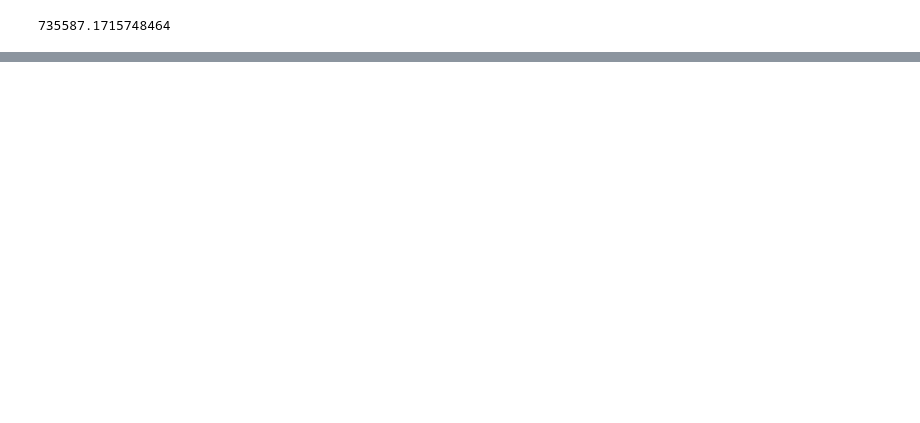
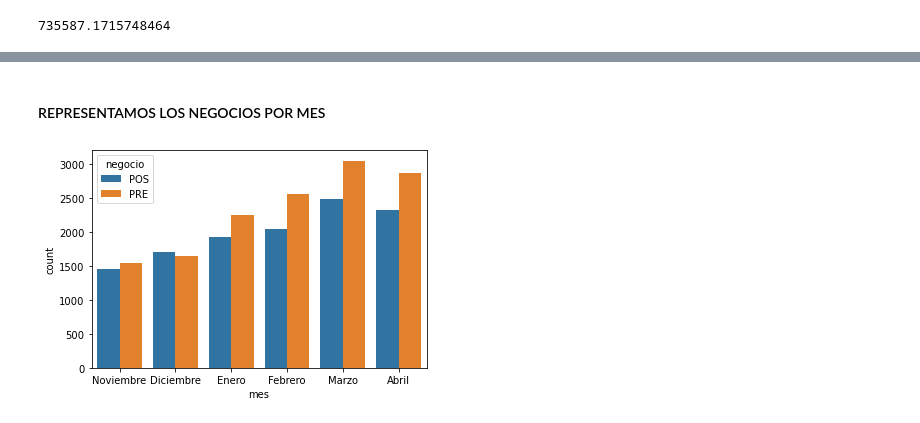
Before and after one commit to SrDemoniaco/Diplomado, a Jupyter notebook: Proyecto.ipynb, the cells around one changed output, grey strips where cells are left out. Saved outputs shown, nothing was run; the diff lists cells and outputs as text; code cells hidden in the pictures; blank space fills up the shorter version.

```diff
--- a/Proyecto.ipynb
+++ b/Proyecto.ipynb
@@ -151,0 +249,6 @@ plt.show()
+# %% [markdown]
+#### REPRESENTAMOS LOS NEGOCIOS POR MES
+# %%
+ax = sns.countplot(x="mes", hue="negocio", data=union)
+# %% [output]
+[figure, added]
```
Also changed, not shown: parts of 134 cells of this notebook, 5 other files.
